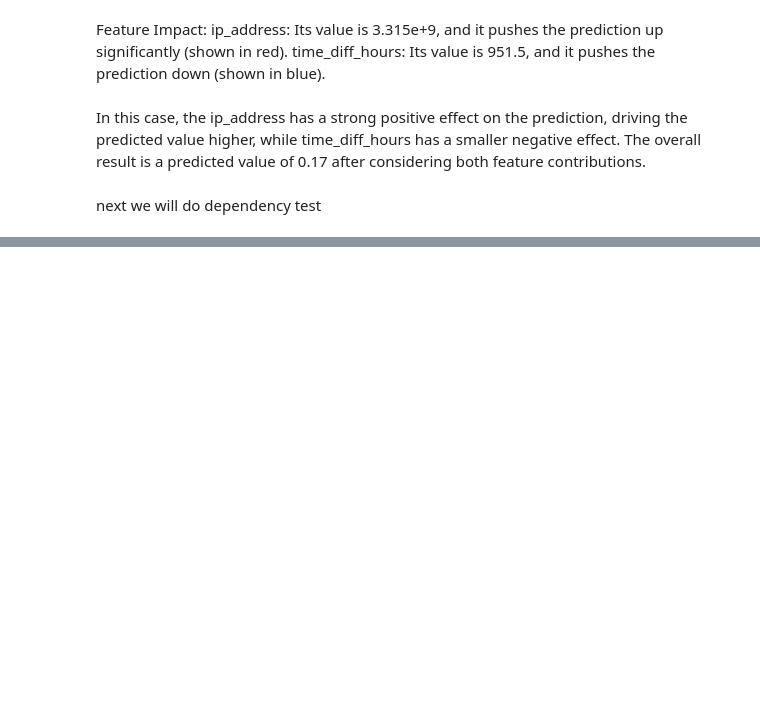
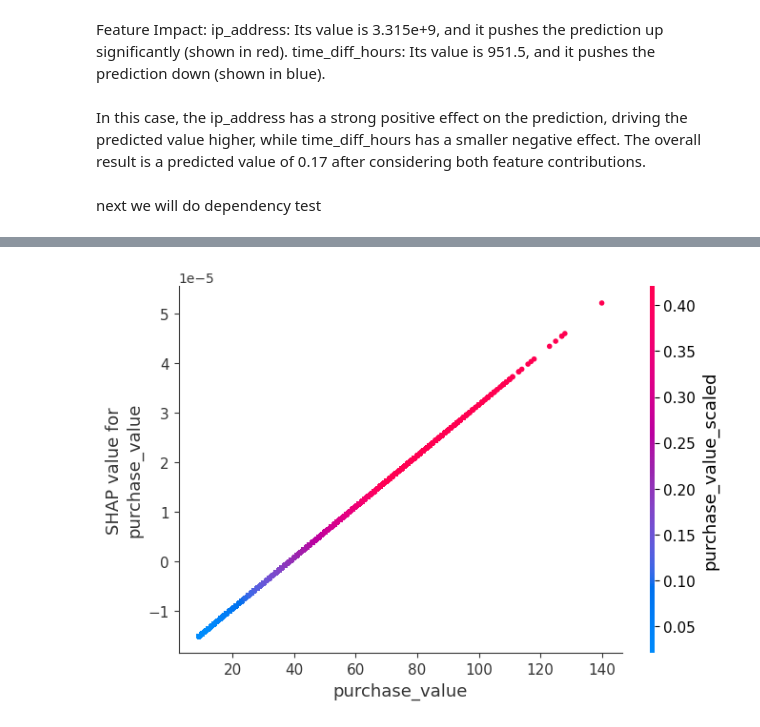
Before and after one commit to basleal22/kaim-week-8-9, a Jupyter notebook: notebooks/model_inter.ipynb, the cells around one changed output, grey strips where cells are left out. Saved outputs shown, nothing was run; the diff lists cells and outputs as text; code cells hidden in the pictures; blank space fills up the shorter version.

```diff
--- a/notebooks/model_inter.ipynb
+++ b/notebooks/model_inter.ipynb
@@ -98,0 +103,4 @@ shap.dependence_plot('ip_address', shap_values_array, x_test_fraud)
+# %%
+shap.dependence_plot('purchase_value', shap_values_array, x_test_fraud)
+# %% [output]
+[figure, added]
```
Also changed, not shown: parts of 3 cells of this notebook.
